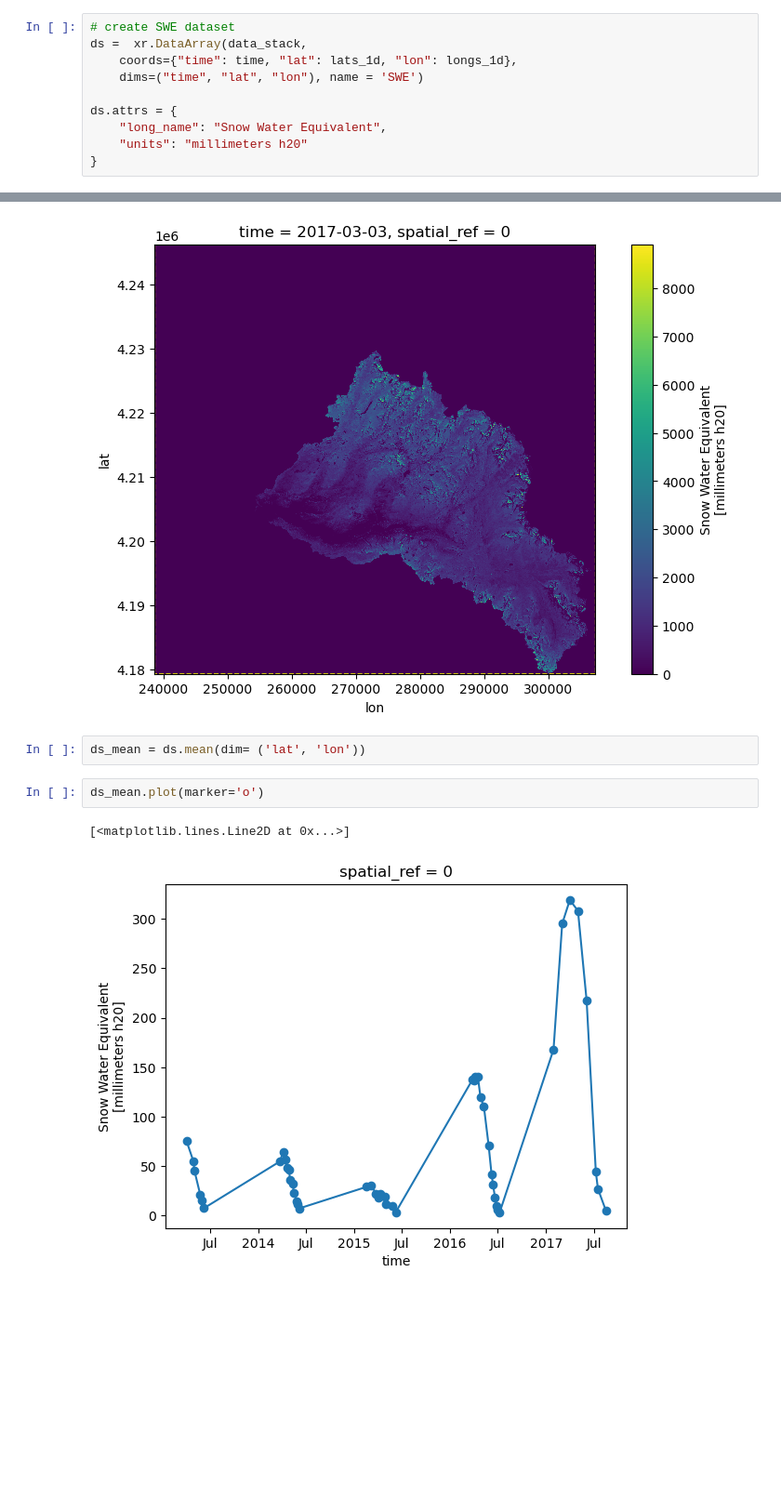
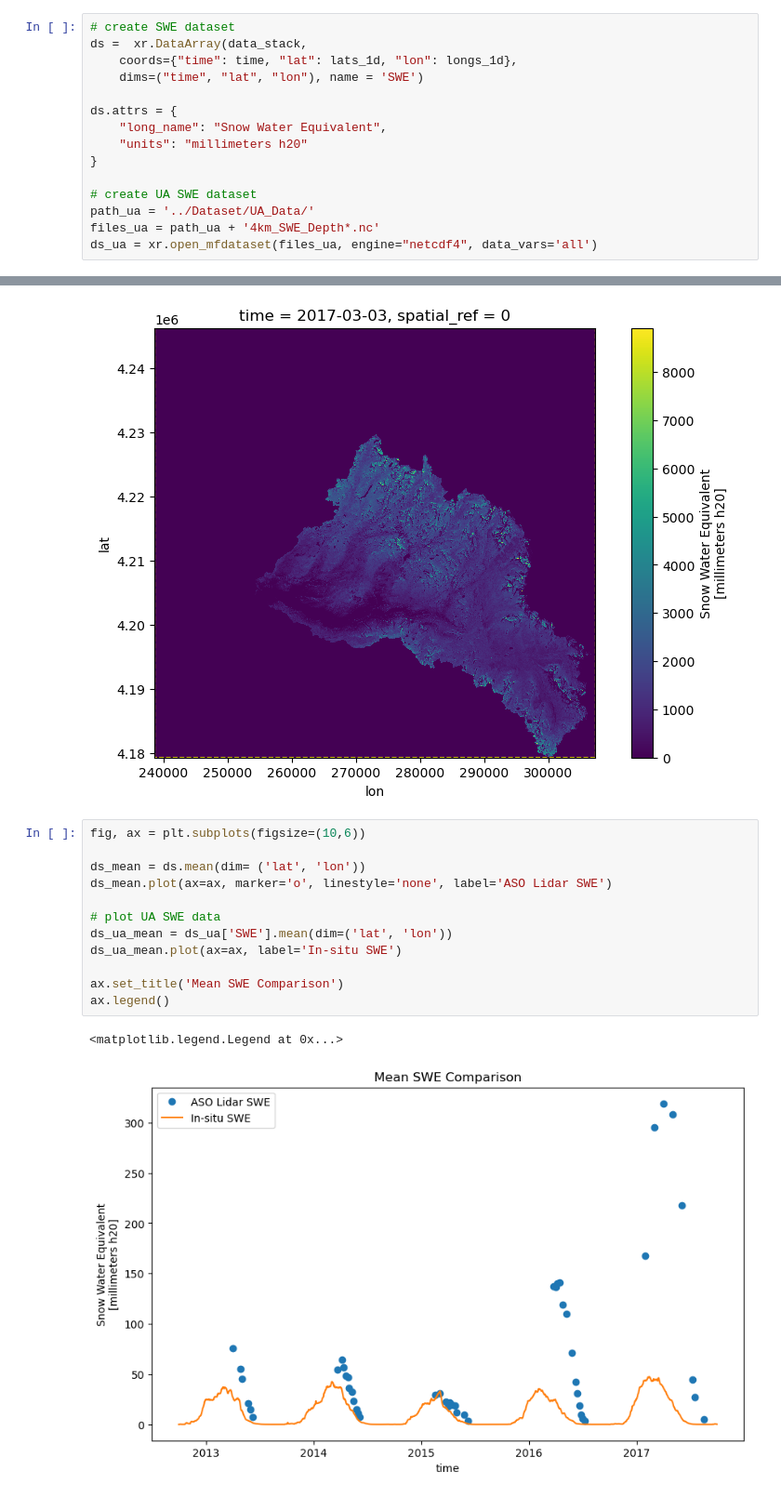
Before and after one commit to DSHydro/SnowComp, a Jupyter notebook: Getting Tuolumne Data.ipynb, the cells around one changed output, grey strips where cells are left out. Shown at 93% size. Cells and saved outputs as stored; diff of their text form; blank space fills up the shorter version.

Commit message:
added UA SWE plot

```diff
--- a/Getting Tuolumne Data.ipynb
+++ b/Getting Tuolumne Data.ipynb
@@ -77,3 +70,8 @@ ds.attrs = {
     "long_name": "Snow Water Equivalent",
     "units": "millimeters h20"
 }
+
+# create UA SWE dataset
+path_ua = '../Dataset/UA_Data/'
+files_ua = path_ua + '4km_SWE_Depth*.nc'
+ds_ua = xr.open_mfdataset(files_ua, engine="netcdf4", data_vars='all')
@@ -108,10 +103,18 @@ tuolumne_boundary.plot(ax=ax, edgecolor='yellow', linestyle='--', facecolor='non
 ax.set_aspect(1)
 # %% [output]
 [figure]
-# %%
-ds_mean = ds.mean(dim= ('lat', 'lon'))
 # %%
-ds_mean.plot(marker='o')
+fig, ax = plt.subplots(figsize=(10,6))
+
+ds_mean = ds.mean(dim= ('lat', 'lon'))
+ds_mean.plot(ax=ax, marker='o', linestyle='none', label='ASO Lidar SWE')
+
+# plot UA SWE data
+ds_ua_mean = ds_ua['SWE'].mean(dim=('lat', 'lon'))
+ds_ua_mean.plot(ax=ax, label='In-situ SWE')
+
+ax.set_title('Mean SWE Comparison')
+ax.legend()
 # %% [output]
-[<matplotlib.lines.Line2D at 0x...>]
+<matplotlib.legend.Legend at 0x...>
-[figure, old version]
+[figure, new version]
```
Also changed, not shown: parts of 5 cells of this notebook.
